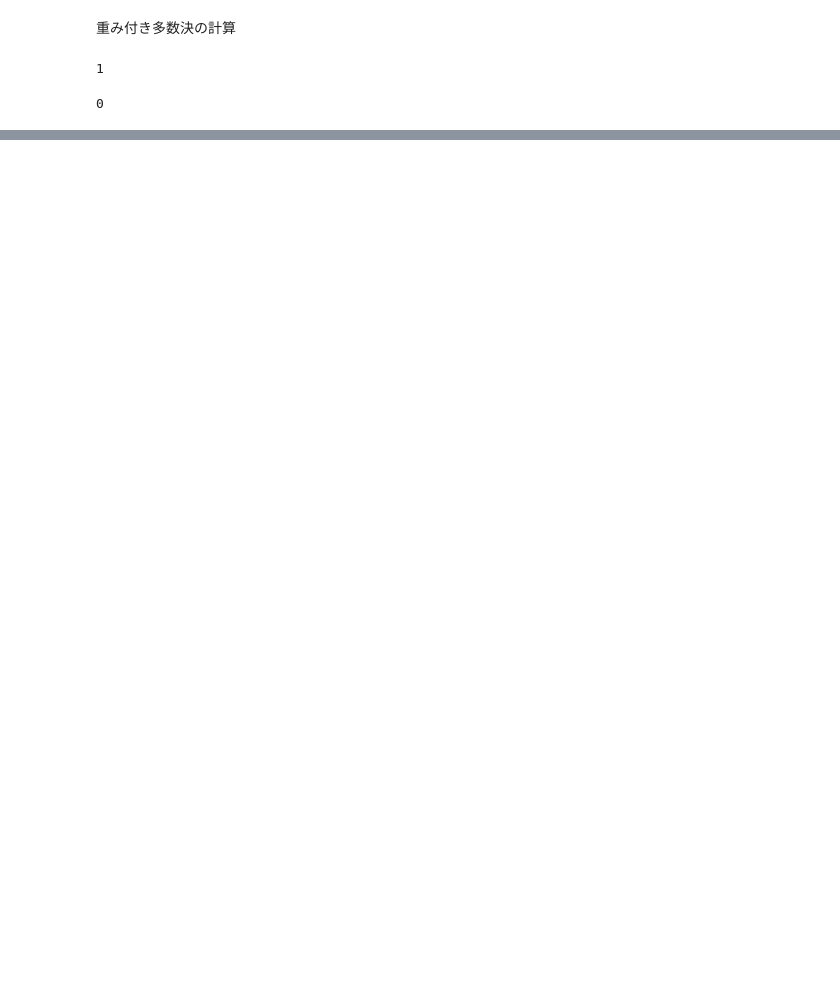
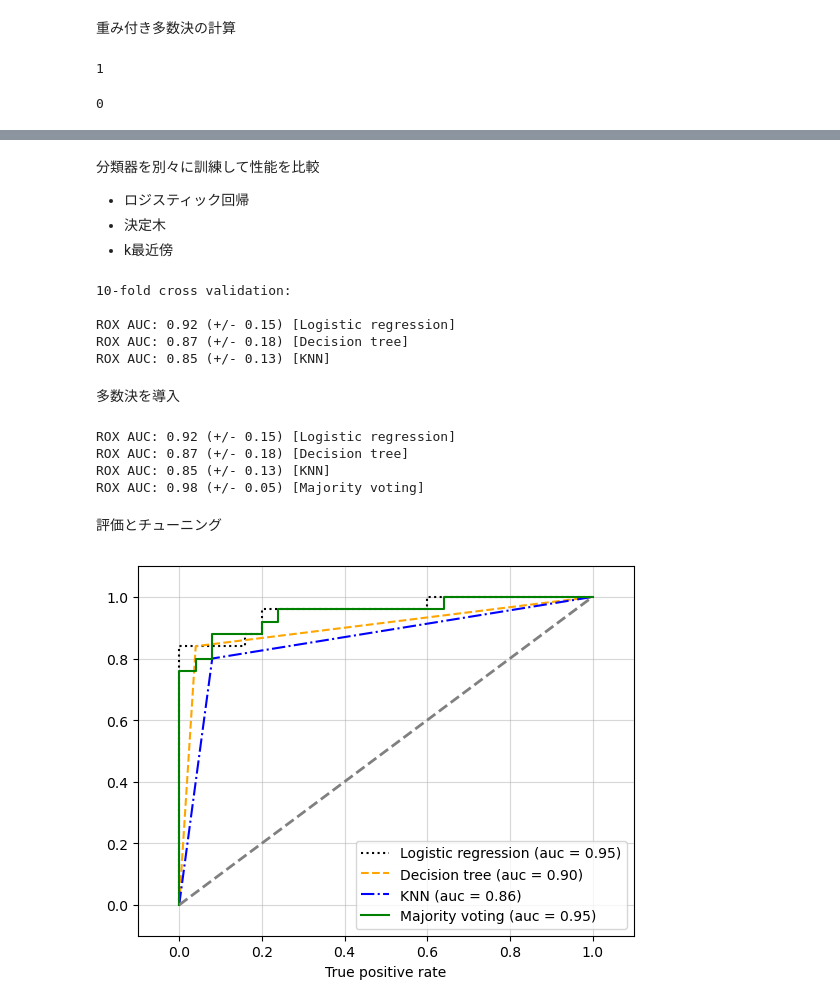
Before and after one commit to K-Bokka/py_ml_3rd, a Jupyter notebook: notebooks/ch07/02_majority.ipynb, the cells around one changed output, grey strips where cells are left out. Cells and saved outputs as stored; diff of their text form; code cells hidden in the pictures; blank space fills up the shorter version.

Commit message:
Using Majority vote

```diff
--- a/notebooks/ch07/02_majority.ipynb
+++ b/notebooks/ch07/02_majority.ipynb
@@ -76,0 +80,80 @@ class MajorityVoteClassifier(BaseEstimator, ClassifierMixin):
+# %%
+from sklearn import datasets
+from sklearn.model_selection import train_test_split
+from sklearn.preprocessing import StandardScaler, LabelEncoder
+
+iris = datasets.load_iris()
+X, y = iris.data[50:, [1, 2]], iris.target[50:]
+le = LabelEncoder()
+y = le.fit_transform(y)
+
+X_train, X_test, y_train, y_test = train_test_split(X, y, test_size=0.5, stratify=y, random_state=1)
+# %% [markdown]
+分類器を別々に訓練して性能を比較
+- ロジスティック回帰
+- 決定木
+- k最近傍
+# %%
+from sklearn.model_selection import cross_val_score
+from sklearn.linear_model import LogisticRegression
+from sklearn.tree import DecisionTreeClassifier
+from sklearn.neighbors import KNeighborsClassifier
+from sklearn.pipeline import Pipeline
+
+clf1 = LogisticRegression(penalty='l2', C=0.001, solver='lbfgs', random_state=1)
+clf2 = DecisionTreeClassifier(max_depth=1, criterion='entropy', random_state=0)
+clf3 = KNeighborsClassifier(n_neighbors=1, p=2, metric='minkowski')
+
+pipe1 = Pipeline([['sc', StandardScaler()], ['clf', clf1]])
+pipe3 = Pipeline([['sc', StandardScaler()], ['clf', clf3]])
+
+clf_labels = ['Logistic regression', 'Decision tree', 'KNN']
+print('10-fold cross validation:\n')
+for clf, label in zip([pipe1, clf2, pipe3], clf_labels):
+    scores = cross_val_score(estimator=clf, X=X_train, y=y_train, cv=10, scoring='roc_auc')
+    print("ROX AUC: %0.2f (+/- %0.2f) [%s]" % (scores.mean(), scores.std(), label))
+# %% [output]
+10-fold cross validation:
+
+ROX AUC: 0.92 (+/- 0.15) [Logistic regression]
+ROX AUC: 0.87 (+/- 0.18) [Decision tree]
+ROX AUC: 0.85 (+/- 0.13) [KNN]
+# %% [markdown]
+多数決を導入
+# %%
+mv_clf = MajorityVoteClassifier(classifiers=[pipe1, clf2, pipe3])
+clf_labels += ['Majority voting']
+all_clf = [pipe1, clf2, pipe3, mv_clf]
+
+for clf, label in zip(all_clf, clf_labels):
+    scores = cross_val_score(estimator=clf, X=X_train, y=y_train, cv=10, scoring='roc_auc')
+    print("ROX AUC: %0.2f (+/- %0.2f) [%s]" % (scores.mean(), scores.std(), label))
+# %% [output]
+ROX AUC: 0.92 (+/- 0.15) [Logistic regression]
+ROX AUC: 0.87 (+/- 0.18) [Decision tree]
+ROX AUC: 0.85 (+/- 0.13) [KNN]
+ROX AUC: 0.98 (+/- 0.05) [Majority voting]
+# %% [markdown]
+評価とチューニング
+# %%
+from sklearn.metrics import roc_curve, auc
+import matplotlib.pyplot as plt
+
+colors = ['black', 'orange', 'blue', 'green']
+line_styles = [':', '--', '-.', '-']
+for clf, label, clr, ls in zip(all_clf, clf_labels, colors, line_styles):
+    y_pred = clf.fit(X_train, y_train).predict_proba(X_test)[:, 1]
+    fpr, tpr, thresholds = roc_curve(y_true=y_test, y_score=y_pred)
+    roc_auc = auc(x=fpr, y=tpr)
+    plt.plot(fpr, tpr, color=clr, linestyle=ls, label='%s (auc = %0.2f)' % (label, roc_auc))
+
+plt.legend(loc='lower right')
+plt.plot([0, 1], [0, 1], linestyle='--', color='gray', linewidth=2)
+plt.xlim([-0.1, 1.1])
+plt.ylim([-0.1, 1.1])
+plt.grid(alpha=0.5)
+plt.xlabel('False positive rate')
+plt.xlabel('True positive rate')
+plt.show()
+# %% [output]
+[figure, added]
```
Also changed, not shown: parts of 8 cells of this notebook.
